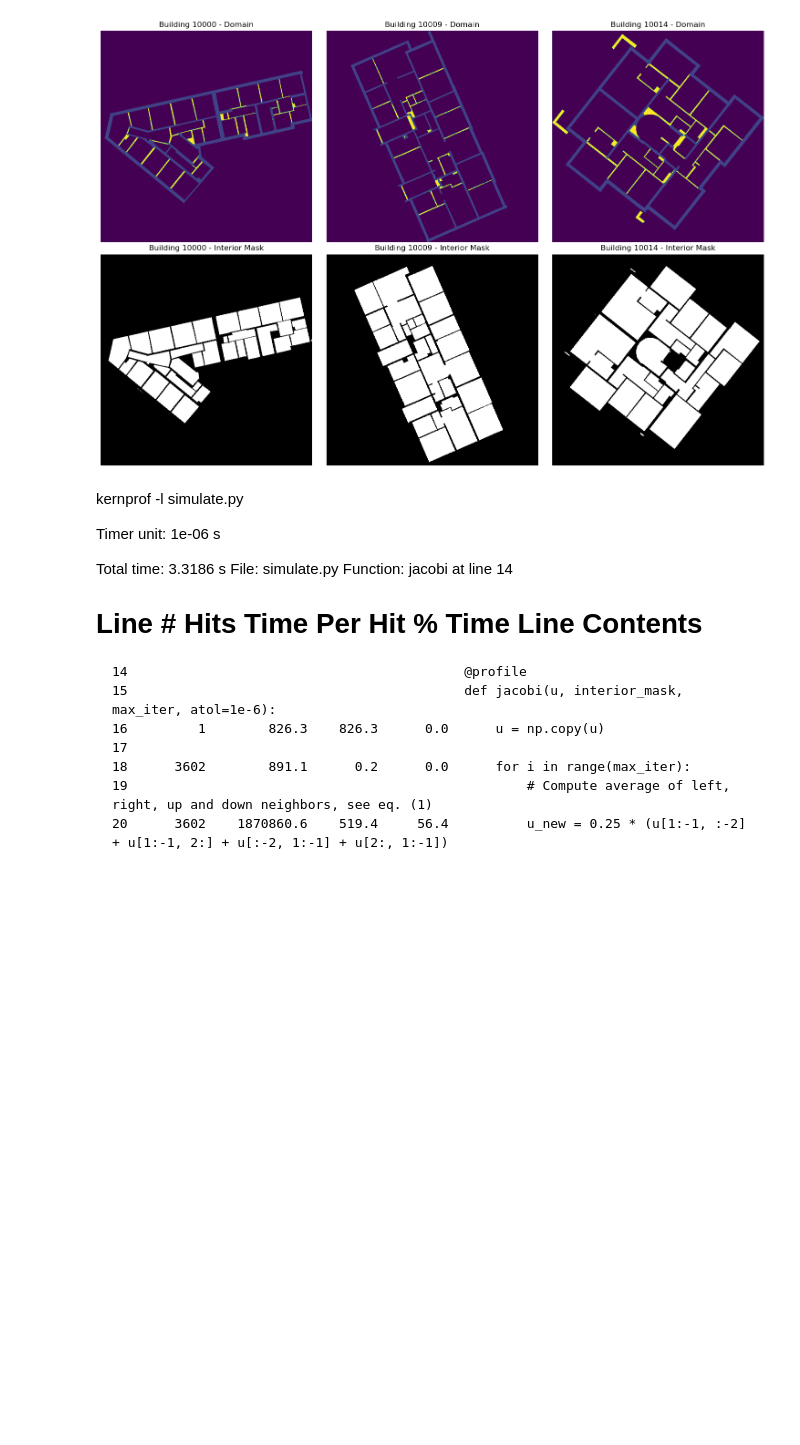
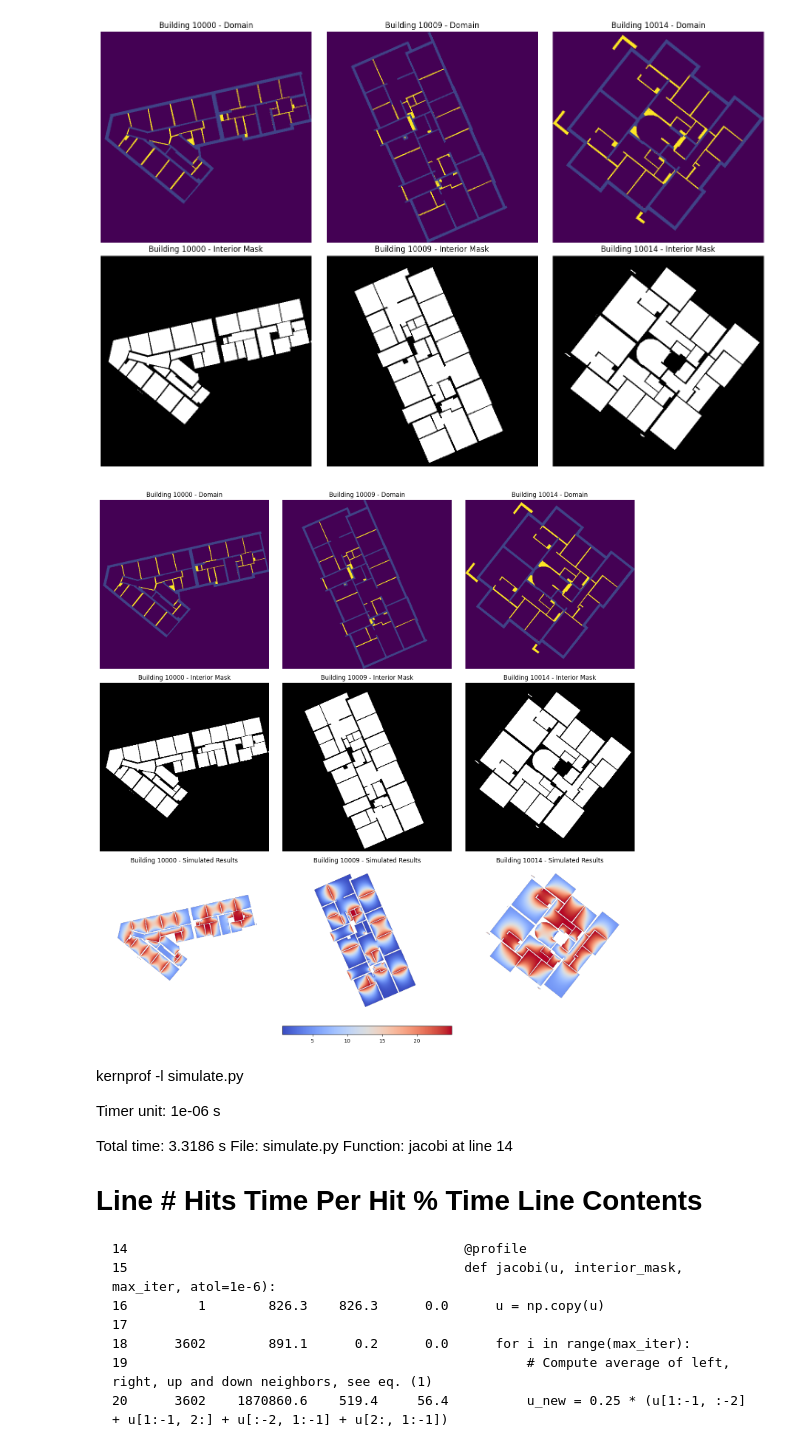
Before and after one commit to MathildeBlock/02613PythonHPC, a Jupyter notebook: Mathilde/simulate.ipynb, the cells around one changed output. Drawn from its saved outputs; the diff is of its cells as text; code cells hidden in the pictures; blank space fills up the shorter version.

```diff
--- a/Mathilde/simulate.ipynb
+++ b/Mathilde/simulate.ipynb
@@ -53,7 +53,7 @@ LOAD_DIR = '/dtu/projects/02613_2025/data/modified_swiss_dwellings/'
 with open(join(LOAD_DIR, 'building_ids.txt'), 'r') as f:
     building_ids = f.read().splitlines()
 
-N = 5
+N = 10
 building_ids = building_ids[:N]
 
 # Load floor plans
@@ -114,6 +119,41 @@ def visualize_floorplans(building_ids, load_dir, num_plans=3):
 visualize_floorplans(building_ids, LOAD_DIR, num_plans=3)
 # %% [output]
 [figure]
+# %%
+def visualize_simulation_results(building_ids, all_u, all_interior_mask, num_plans=3):
+    fig, axes = plt.subplots(3, num_plans, figsize=(5 * num_plans, 15))
+    for i, bid in enumerate(building_ids[:num_plans]):
+        # Load domain and interior mask
+        domain = np.load(join(LOAD_DIR, f"{bid}_domain.npy"))
+        interior = np.load(join(LOAD_DIR, f"{bid}_interior.npy"))
+        simulated_u = all_u[i, 1:-1, 1:-1]  # Exclude ghost cells
+        mask = all_interior_mask[i]
+
+        # Plot domain
+        axes[0, i].imshow(domain, cmap='viridis')
+        axes[0, i].set_title(f"Building {bid} - Domain")
+        axes[0, i].axis('off')
+
+        # Plot interior mask
+        axes[1, i].imshow(interior, cmap='gray')
+        axes[1, i].set_title(f"Building {bid} - Interior Mask")
+        axes[1, i].axis('off')
+
+        # Plot simulated results
+        simulated_display = np.full_like(simulated_u, np.nan)
+        simulated_display[mask] = simulated_u[mask]
+        im = axes[2, i].imshow(simulated_display, cmap='coolwarm', vmin=simulated_u[mask].min(), vmax=simulated_u[mask].max())
+        axes[2, i].set_title(f"Building {bid} - Simulated Results")
+        axes[2, i].axis('off')
+
+    plt.tight_layout()
+    plt.colorbar(im, ax=axes[2, :], orientation='horizontal', fraction=0.05, pad=0.1)
+    plt.show()
+
+# Visualize the first few simulation results
+visualize_simulation_results(building_ids, all_u, all_interior_mask, num_plans=3)
+# %% [output]
+[figure, added]
 # %% [markdown]
 kernprof -l simulate.py
 
```
Also changed, not shown: parts of 1 cell of this notebook, 16 other files.
